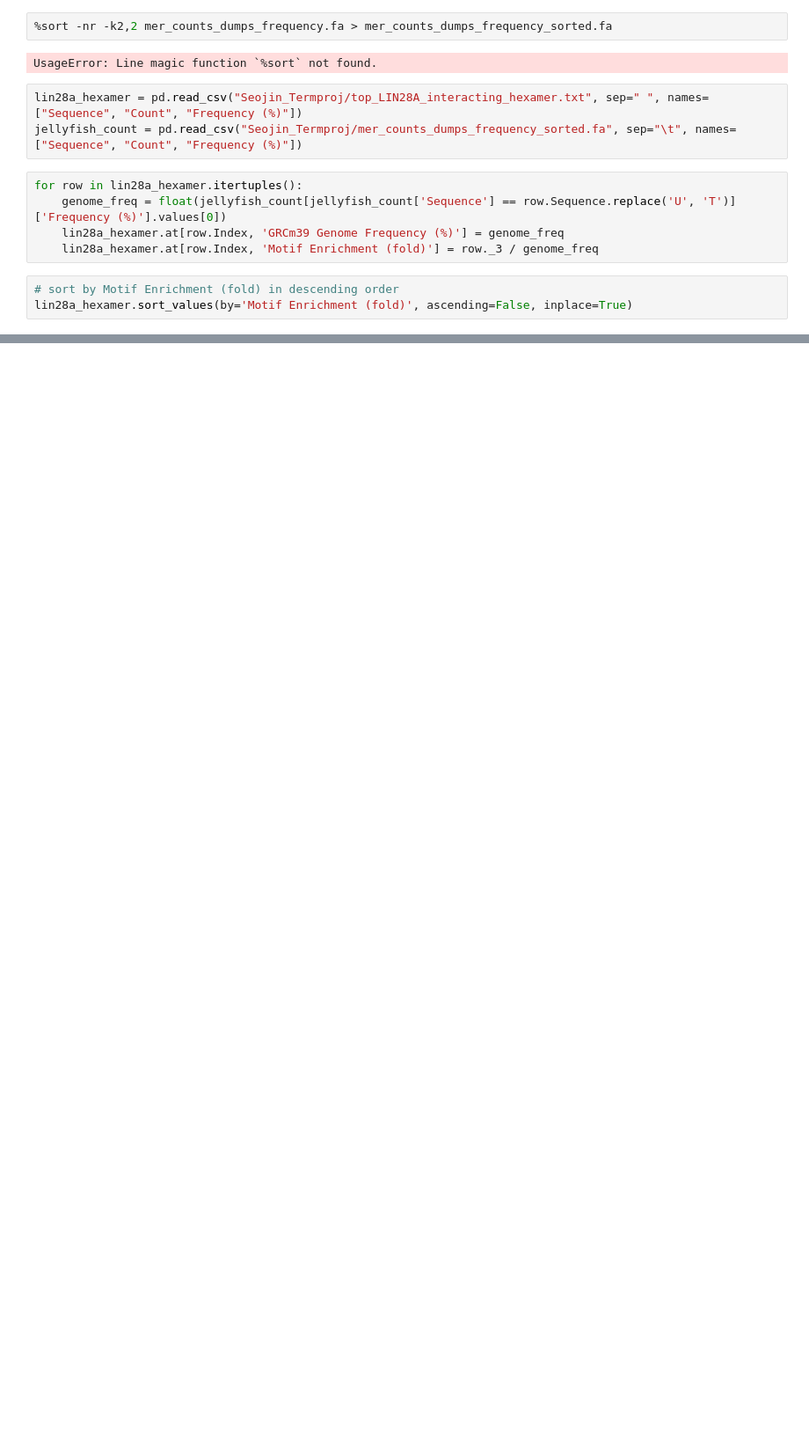
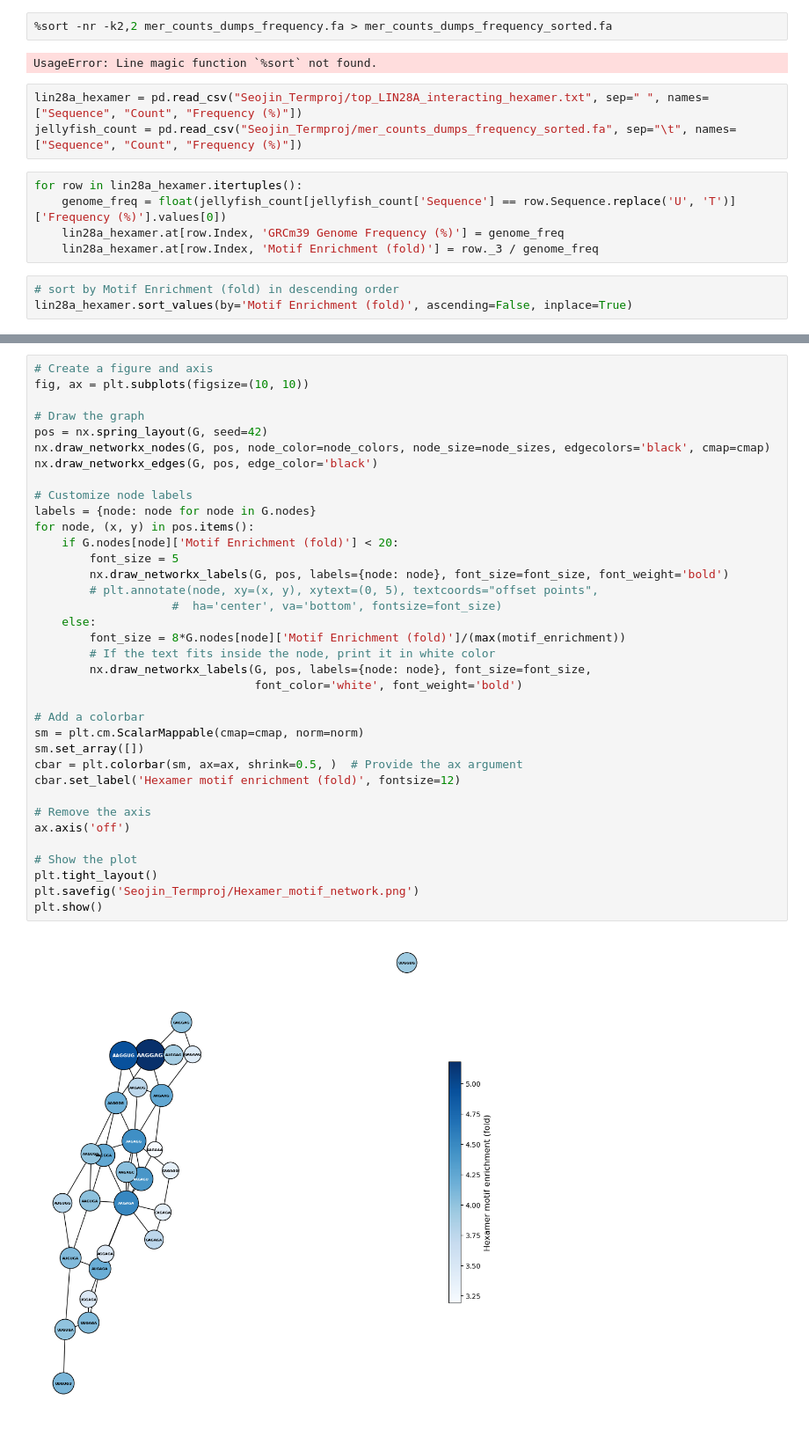
Before and after one commit to koje94d1/BioinfoTermProj, a Jupyter notebook: bioinfo_term_proj/Term-project/Seojin_TermProj_2024.ipynb, the cells around one changed output, grey strips where cells are left out. Shown: that part at 88% size. Saved outputs shown, nothing was run; the diff lists cells and outputs as text; blank space fills up the shorter version.

```diff
--- a/bioinfo_term_proj/Term-project/Seojin_TermProj_2024.ipynb
+++ b/bioinfo_term_proj/Term-project/Seojin_TermProj_2024.ipynb
@@ -260,0 +524,38 @@ lin28a_hexamer.head()
+# %%
+# Create a figure and axis
+fig, ax = plt.subplots(figsize=(10, 10))
+
+# Draw the graph
+pos = nx.spring_layout(G, seed=42)
+nx.draw_networkx_nodes(G, pos, node_color=node_colors, node_size=node_sizes, edgecolors='black', cmap=cmap)
+nx.draw_networkx_edges(G, pos, edge_color='black')
+
+# Customize node labels
+labels = {node: node for node in G.nodes}
+for node, (x, y) in pos.items():
+    if G.nodes[node]['Motif Enrichment (fold)'] < 20:
+        font_size = 5
+        nx.draw_networkx_labels(G, pos, labels={node: node}, font_size=font_size, font_weight='bold')
+        # plt.annotate(node, xy=(x, y), xytext=(0, 5), textcoords="offset points",
+                    #  ha='center', va='bottom', fontsize=font_size)
+    else:
+        font_size = 8*G.nodes[node]['Motif Enrichment (fold)']/(max(motif_enrichment))
+        # If the text fits inside the node, print it in white color
+        nx.draw_networkx_labels(G, pos, labels={node: node}, font_size=font_size,
+                                font_color='white', font_weight='bold')
+
+# Add a colorbar
+sm = plt.cm.ScalarMappable(cmap=cmap, norm=norm)
+sm.set_array([])
+cbar = plt.colorbar(sm, ax=ax, shrink=0.5, )  # Provide the ax argument
+cbar.set_label('Hexamer motif enrichment (fold)', fontsize=12)
+
+# Remove the axis
+ax.axis('off')
+
+# Show the plot
+plt.tight_layout()
+plt.savefig('Seojin_Termproj/Hexamer_motif_network.png')
+plt.show()
+# %% [output]
+[figure, added]
```
Also changed, not shown: parts of 44 cells of this notebook, 1 other file.
